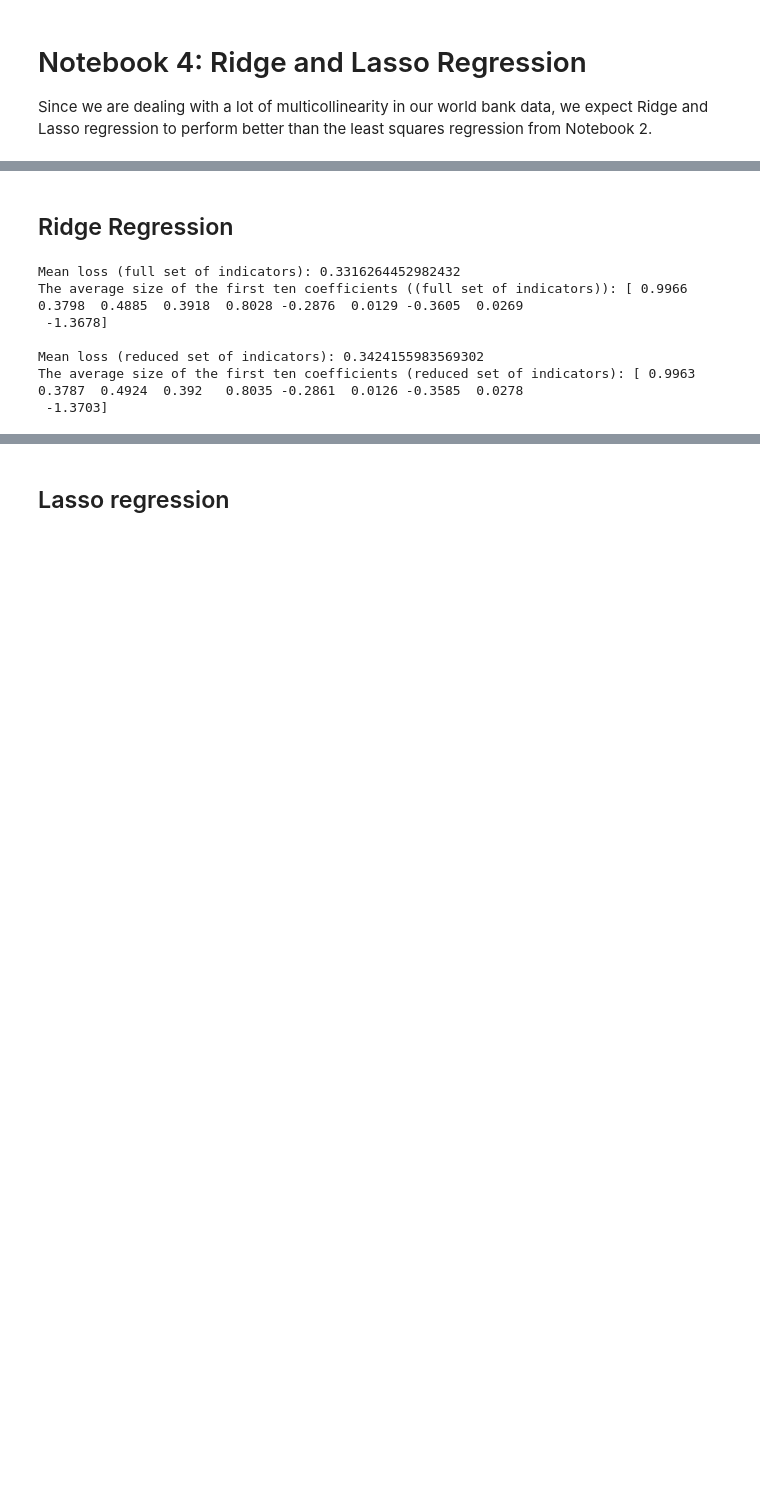
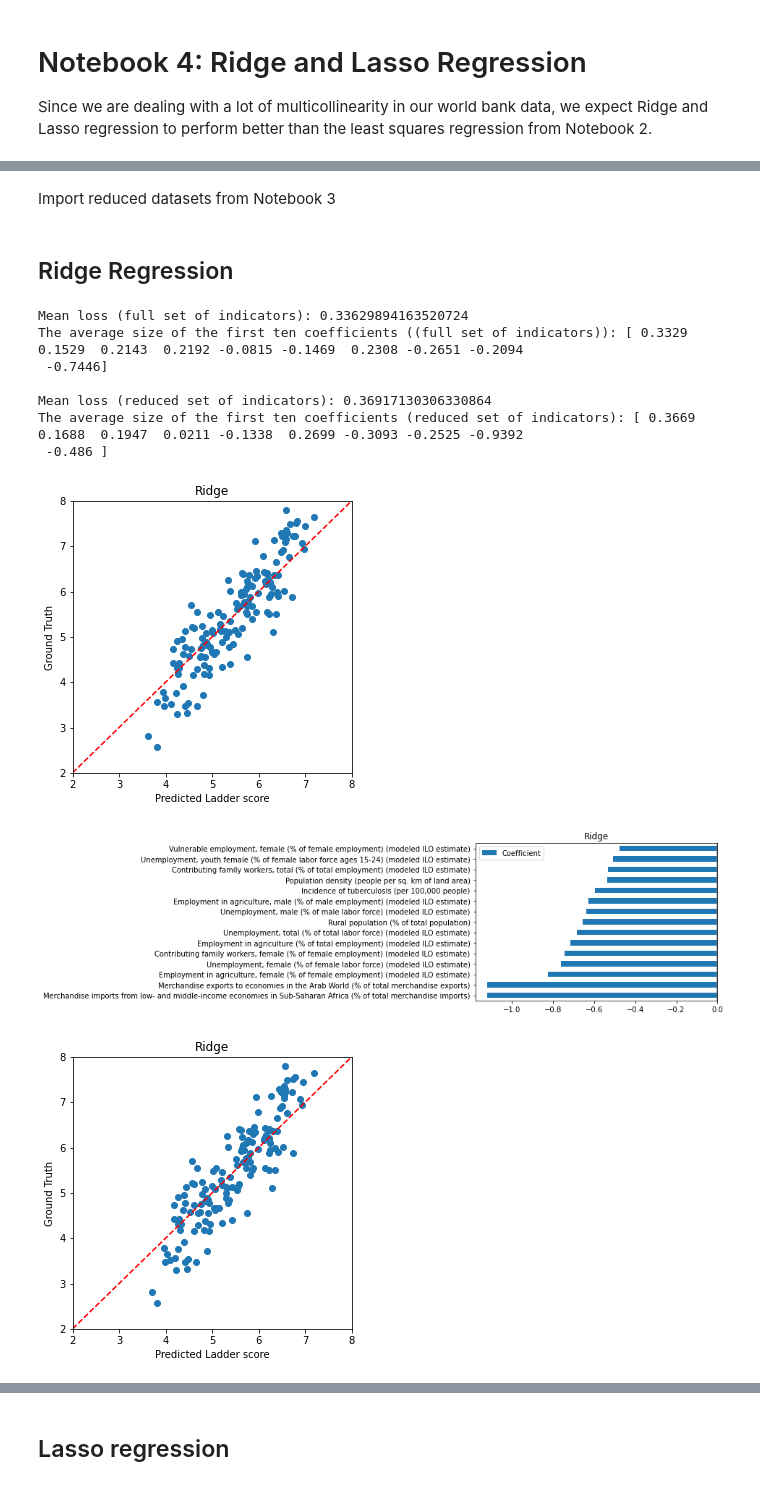
Before and after one commit to c-eberle/Data-Literacy-project, a Jupyter notebook: 04_regression_analysis_part3.ipynb, the cells around one changed output, grey strips where cells are left out. Cells and saved outputs as stored; diff of their text form; code cells hidden in the pictures; blank space fills up the shorter version.

Commit message:
added function call for visualization functions

```diff
--- a/04_regression_analysis_part3.ipynb
+++ b/04_regression_analysis_part3.ipynb
@@ -21,3 +21,5 @@ Import datasets
 wb_data = pd.read_csv("data/wb_data.csv", index_col="Country Name")
 wb_data_short = pd.read_csv("data/wb_data_short.csv", index_col="Country Name")
 whr_data = pd.read_csv("data/whr_data.csv", index_col="Country name")
+# %% [markdown]
+Import reduced datasets from Notebook 3
@@ -28,18 +35,28 @@ ridge = sklearn.linear_model.Ridge()
 # %%
 test_size = 1
 # For the full dense indicator data
 loss_list, mean_loss, coef_list, avg_coefs = utils.n_fold_ceval(reg_model=ridge, n=1000, data=wb_data, gt=whr_data, test_size=test_size, scaling="normalize")
 print("Mean loss (full set of indicators):", mean_loss)
 print("The average size of the first ten coefficients ((full set of indicators)):", avg_coefs[:10], "\n")
+utils.visualize_predictions(reg_model=ridge, data=wb_data, gt=whr_data)
+utils.visualize_coefs(reg_model=ridge, indicators=wb_data.columns.values, n=15)
 
-loss_list, mean_loss, coef_list, avg_coefs = utils.n_fold_ceval(reg_model=ridge, n=1000, data=wb_data, gt=whr_data, test_size=test_size, scaling="normalize")
+#reset ridge parameters before re-training
+ridge = sklearn.linear_model.Ridge()
+
+loss_list, mean_loss, coef_list, avg_coefs = utils.n_fold_ceval(reg_model=ridge, n=1000, data=wb_data_short, gt=whr_data, test_size=test_size, scaling="normalize")
 print("Mean loss (reduced set of indicators):", mean_loss)
 print("The average size of the first ten coefficients (reduced set of indicators):", avg_coefs[:10])
+utils.visualize_predictions(reg_model=ridge, data=wb_data_short, gt=whr_data)
+utils.visualize_coefs(reg_model=ridge, indicators=wb_data_short.columns.values, n=15)
 # %% [output]
-Mean loss (full set of indicators): 0.3316264452982432
-The average size of the first ten coefficients ((full set of indicators)): [ 0.9966  0.3798  0.4885  0.3918  0.8028 -0.2876  0.0129 -0.3605  0.0269
- -1.3678]
+Mean loss (full set of indicators): 0.33629894163520724
+The average size of the first ten coefficients ((full set of indicators)): [ 0.3329  0.1529  0.2143  0.2192 -0.0815 -0.1469  0.2308 -0.2651 -0.2094
+ -0.7446]
 
-Mean loss (reduced set of indicators): 0.3424155983569302
-The average size of the first ten coefficients (reduced set of indicators): [ 0.9963  0.3787  0.4924  0.392   0.8035 -0.2861  0.0126 -0.3585  0.0278
- -1.3703]
+Mean loss (reduced set of indicators): 0.36917130306330864
+The average size of the first ten coefficients (reduced set of indicators): [ 0.3669  0.1688  0.1947  0.0211 -0.1338  0.2699 -0.3093 -0.2525 -0.9392
+ -0.486 ]
+[figure, added]
+[figure, added]
+[figure, added]
```
Also changed, not shown: parts of 8 cells of this notebook.
